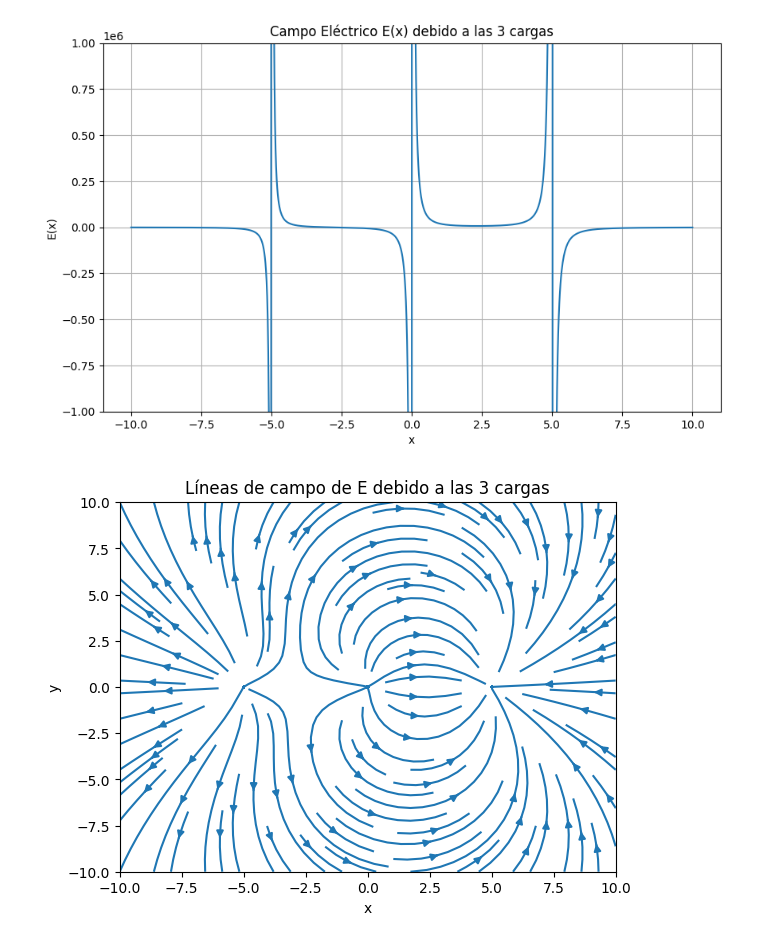
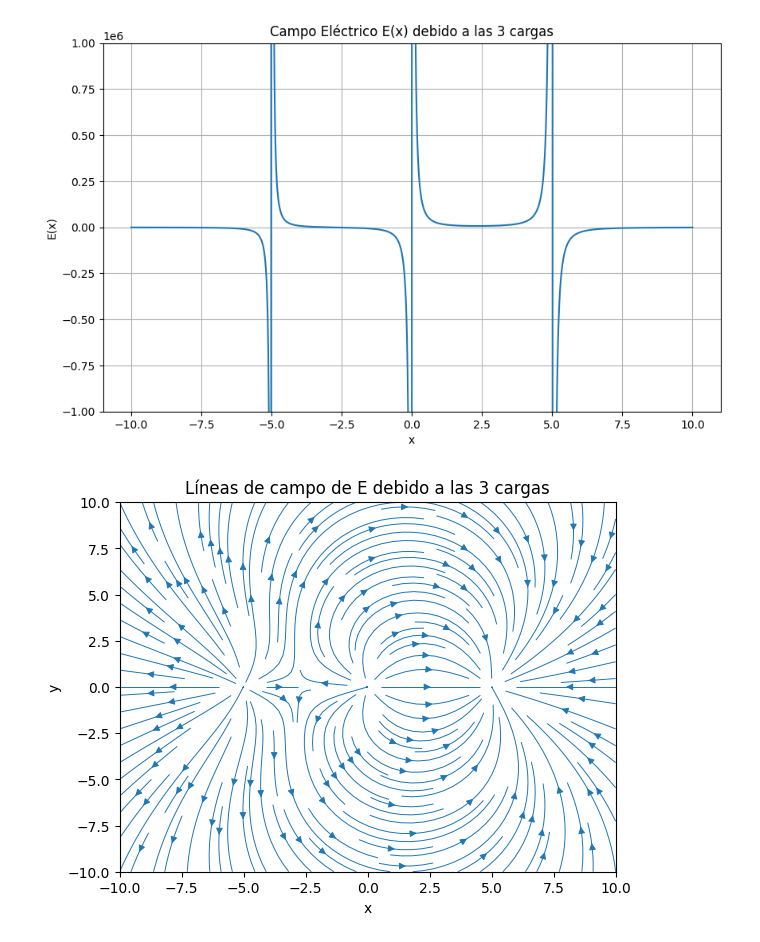
Before and after one commit to diegojuarez965/Fisica2Labo1, a Jupyter notebook: laboratorio1/lab1.ipynb, the cells around one changed output. Saved outputs shown, nothing was run; the diff lists cells and outputs as text; code cells hidden in the pictures.

```diff
--- a/laboratorio1/lab1.ipynb
+++ b/laboratorio1/lab1.ipynb
@@ -81,10 +102,10 @@ plt.show()
 [figure]
 # %%
 plt.Figure(figsize=(10, 6))
-plt.streamplot(X, Y, Ex, Ey)
+plt.streamplot(X, Y, Ex, Ey, density=1.5, linewidth=0.7)
 plt.title("Líneas de campo de E debido a las 3 cargas")
 plt.xlabel("x")
 plt.ylabel("y")
 plt.show()
 # %% [output]
-[figure, old version]
+[figure, new version]
```
Also changed, not shown: parts of 7 cells of this notebook.
